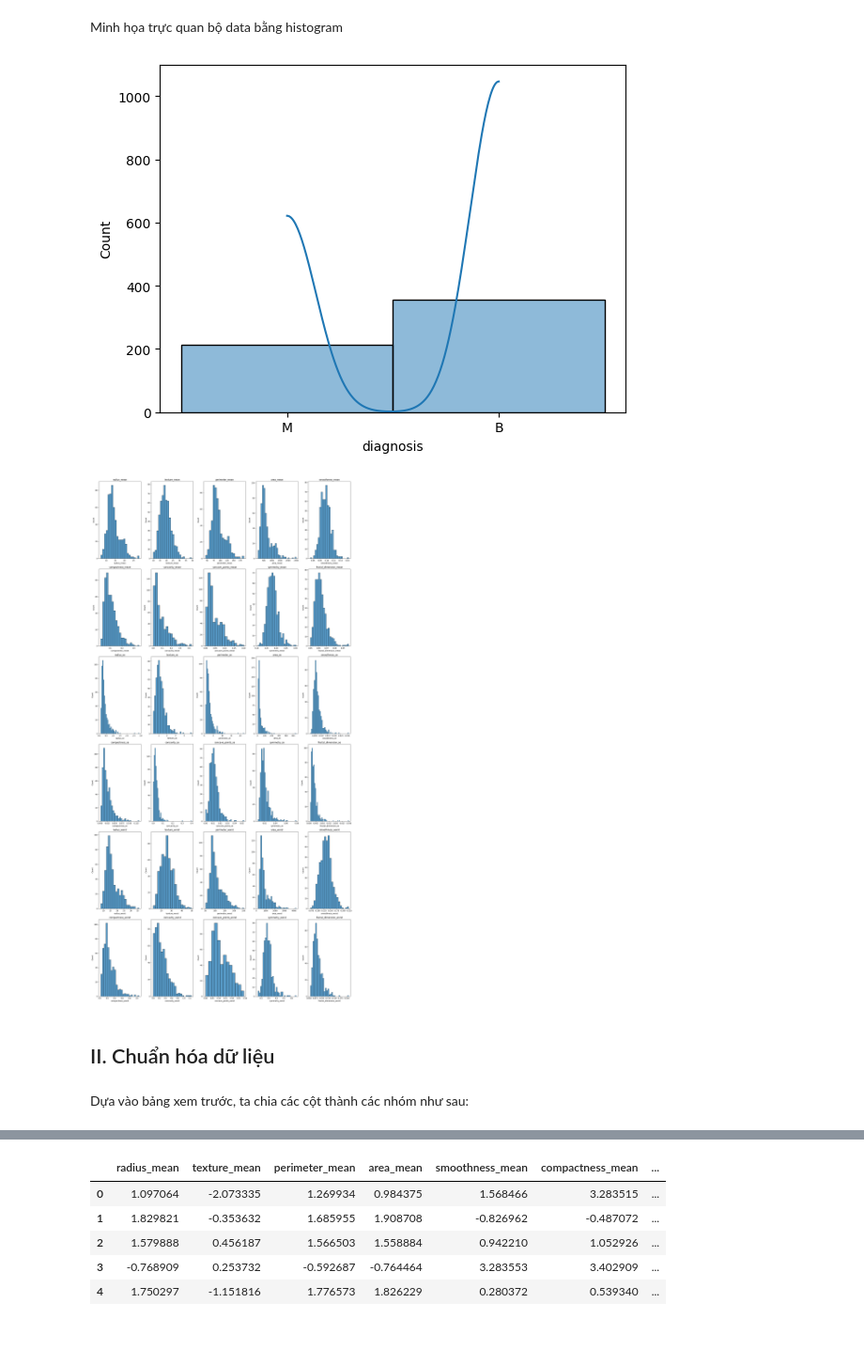
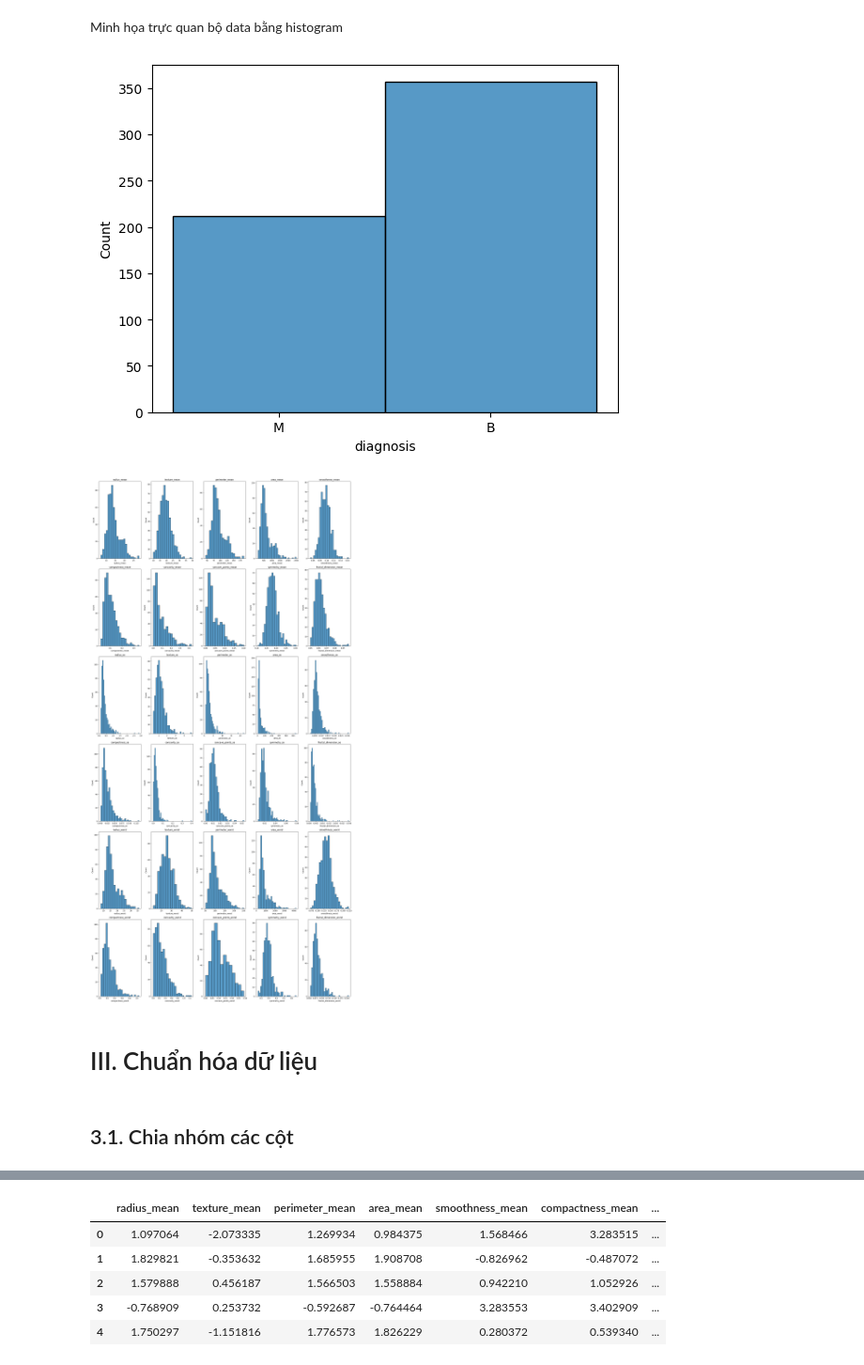
Before and after one commit to MinhKemm/Breast-Cancer-Prediction, a Jupyter notebook: main.ipynb, the cells around one changed output, grey strips where cells are left out. Shown at 94% size. Saved outputs shown, nothing was run; the diff lists cells and outputs as text; code cells hidden in the pictures; blank space fills up the shorter version.

```diff
--- a/main.ipynb
+++ b/main.ipynb
@@ -91,27 +131,26 @@ dtype: int64
 Minh họa trực quan bộ data bằng histogram
 # %%
 # Minh họa target feature: 'diagnosis'
-sns.histplot(raw['diagnosis'], kde='False')
+sns.histplot(raw['diagnosis'],)
 
 # Minh họa các features còn lại
 fig, axes = plt.subplots(6, 5, figsize=(20, 40))
 features = raw.columns[-30:]
 for i, feature in enumerate(features):
     row = i // 5
     col = i % 5
     sns.histplot(data=raw, x=feature, ax=axes[row, col], kde=False)
     axes[row, col].set_title(feature)
 
 plt.tight_layout()
 plt.show()
 # %% [output]
-[figure, old version]
+[figure, new version]
 [figure]
 # %% [markdown]
-## II. Chuẩn hóa dữ liệu
+# III. Chuẩn hóa dữ liệu
 # %% [markdown]
-
-Dựa vào bảng xem trước, ta chia các cột thành các nhóm như sau:
+## 3.1. Chia nhóm các cột
 # %%
 drop_cols = [col for col in ['id']] # Cột 'id' không có ý nghĩa trong quá trình học máy
 target_col = 'diagnosis'
```
Also changed, not shown: parts of 37 cells of this notebook.
